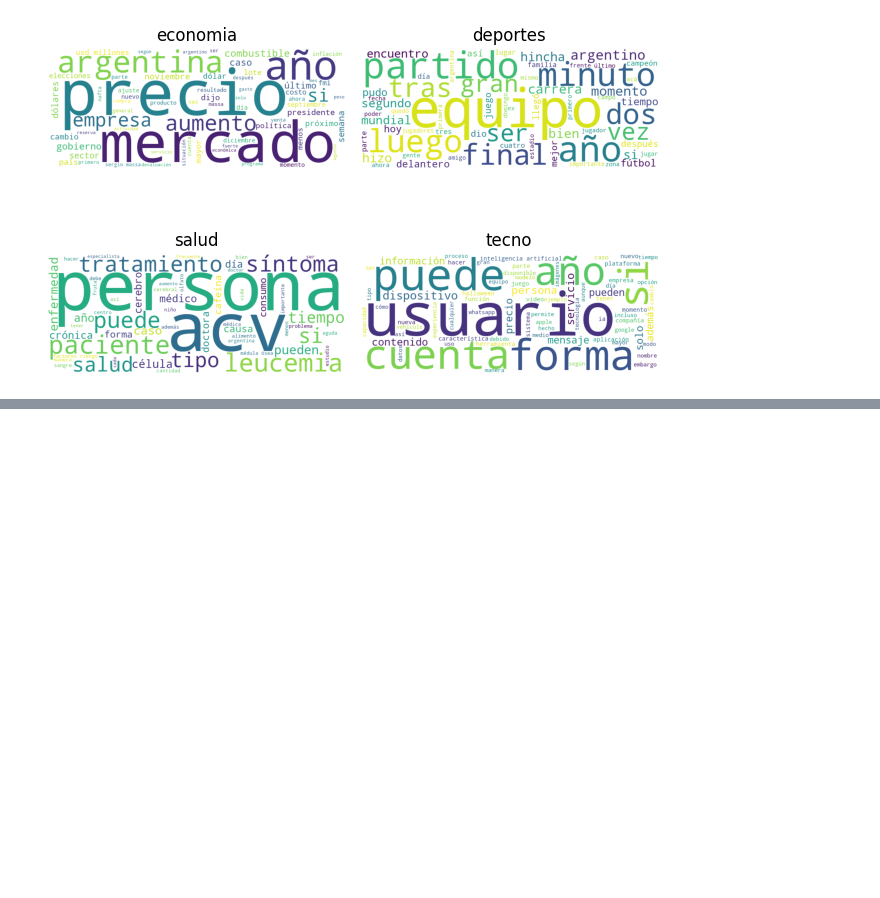
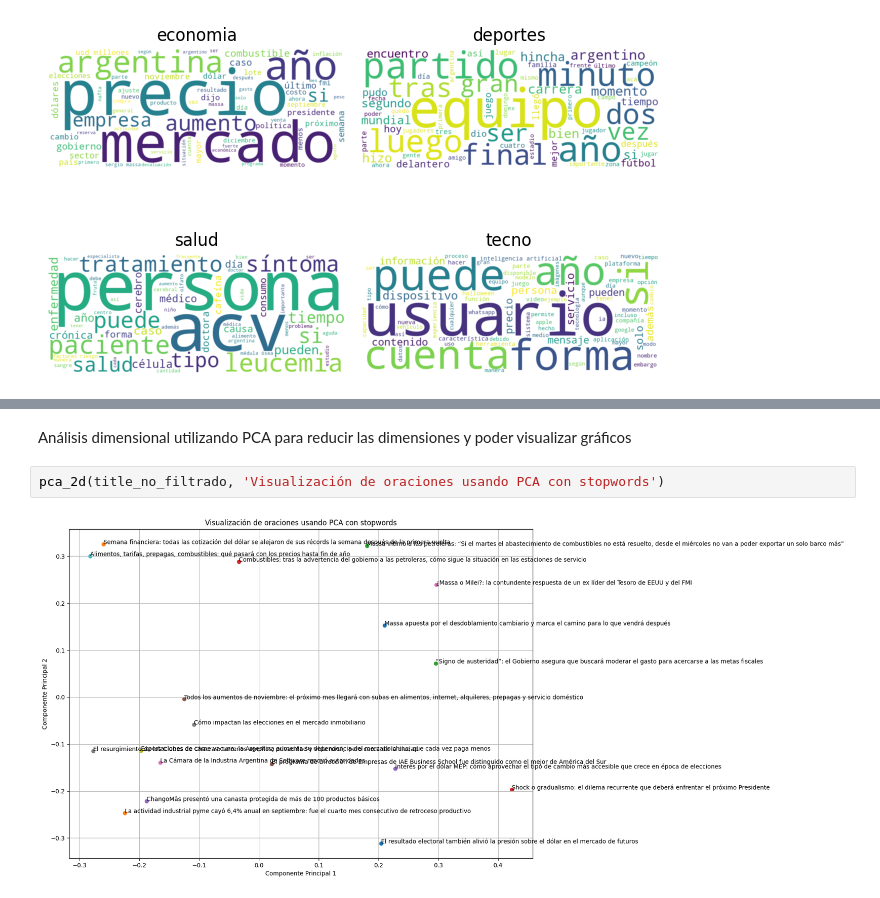
Before and after one commit to GuidoLorenzetti/TUIA-NLP-TP, a Jupyter notebook: Informe.ipynb, the cells around one changed output, grey strips where cells are left out. Drawn from its saved outputs; the diff is of its cells as text; blank space fills up the shorter version.

```diff
--- a/Informe.ipynb
+++ b/Informe.ipynb
@@ -119,0 +153,6 @@ año: 32
+# %% [markdown]
+Análisis dimensional utilizando PCA para reducir las dimensiones y poder visualizar gráficos
+# %%
+pca_2d(title_no_filtrado, 'Visualización de oraciones usando PCA con stopwords')
+# %% [output]
+[figure, added]
```
Also changed, not shown: parts of 11 cells of this notebook, 4 other files.
